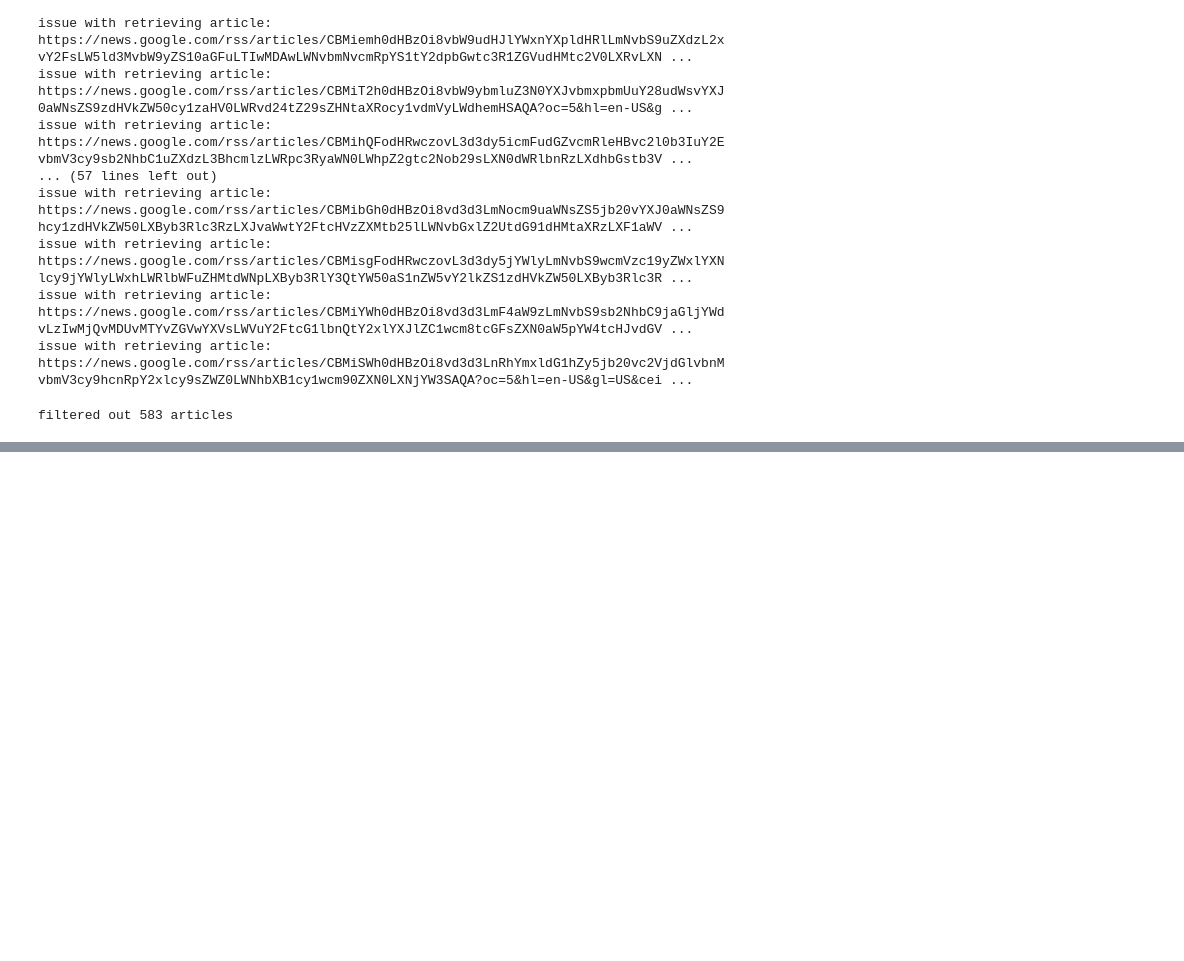
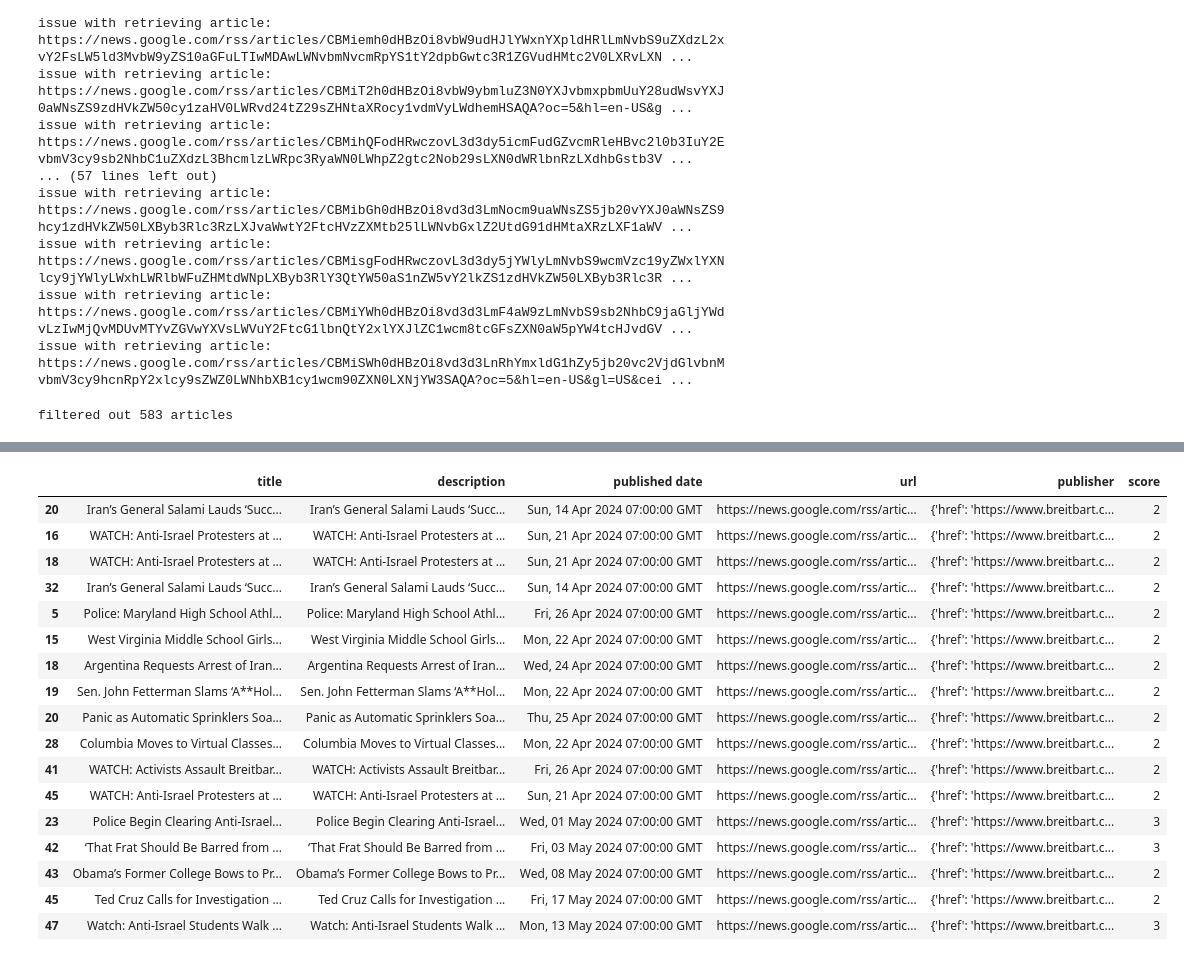
Before and after one commit to jjoycehu/poli-179, a Jupyter notebook: google news data collection.ipynb, the cells around one changed output, grey strips where cells are left out. Saved outputs shown, nothing was run; the diff lists cells and outputs as text; code cells hidden in the pictures; blank space fills up the shorter version.

```diff
--- a/google news data collection.ipynb
+++ b/google news data collection.ipynb
@@ -212,0 +227,37 @@ test.to_csv('unfiltered.csv')
+# %%
+start = time.time()
+# generate dates in 1 week intervals from March 01, 2024 to May 23rd, 2024
+dates = pd.date_range(start='4/1/2024', end='5/23/2024', freq='1W')
+# turn into tuples
+dates = [(date.year, date.month, date.day) for date in dates]
+
+
+# for each date interval, search and collect data
+for i in range(len(dates) - 1): # stop before the last date
+
+    # create gnews object
+    news = GNews(language='en',
+                    country='US',
+                    start_date= dates[i],
+                    end_date=dates[i + 1],
+                    max_results=50,
+                   )
+    # get news
+    results = news.get_news_by_site('breitbart.com')
+
+    # if this is the first iteration
+    if i == 0:
+        df = pd.DataFrame(results)
+
+
+    # else add to existing df
+    else:
+        new_df = pd.DataFrame(results)
+        df = pd.concat([df, new_df])
+
+    # increment i
+    i += 1
+
+end = time.time()
+print('time elapsed: ', end - start, ' seconds')
+df.head()
@@ -212,0 +353,21 @@ test.to_csv('unfiltered.csv')
+# %%
+df[df['score'] > 1]
+# %% [output]
+|  | title | description | published date | url | publisher | score |
+| 20 | Iran’s General Salami Lauds ‘Succ... | Iran’s General Salami Lauds ‘Succ... | Sun, 14 Apr 2024 07:00:00 GMT | https://news.google.com/rss/artic... | {'href': 'https://www.breitbart.c... | 2 |
+| 16 | WATCH: Anti-Israel Protesters at ... | WATCH: Anti-Israel Protesters at ... | Sun, 21 Apr 2024 07:00:00 GMT | https://news.google.com/rss/artic... | {'href': 'https://www.breitbart.c... | 2 |
+| 18 | WATCH: Anti-Israel Protesters at ... | WATCH: Anti-Israel Protesters at ... | Sun, 21 Apr 2024 07:00:00 GMT | https://news.google.com/rss/artic... | {'href': 'https://www.breitbart.c... | 2 |
+| 32 | Iran’s General Salami Lauds ‘Succ... | Iran’s General Salami Lauds ‘Succ... | Sun, 14 Apr 2024 07:00:00 GMT | https://news.google.com/rss/artic... | {'href': 'https://www.breitbart.c... | 2 |
+| 5 | Police: Maryland High School Athl... | Police: Maryland High School Athl... | Fri, 26 Apr 2024 07:00:00 GMT | https://news.google.com/rss/artic... | {'href': 'https://www.breitbart.c... | 2 |
+| 15 | West Virginia Middle School Girls... | West Virginia Middle School Girls... | Mon, 22 Apr 2024 07:00:00 GMT | https://news.google.com/rss/artic... | {'href': 'https://www.breitbart.c... | 2 |
+| 18 | Argentina Requests Arrest of Iran... | Argentina Requests Arrest of Iran... | Wed, 24 Apr 2024 07:00:00 GMT | https://news.google.com/rss/artic... | {'href': 'https://www.breitbart.c... | 2 |
+| 19 | Sen. John Fetterman Slams ‘A**Hol... | Sen. John Fetterman Slams ‘A**Hol... | Mon, 22 Apr 2024 07:00:00 GMT | https://news.google.com/rss/artic... | {'href': 'https://www.breitbart.c... | 2 |
+| 20 | Panic as Automatic Sprinklers Soa... | Panic as Automatic Sprinklers Soa... | Thu, 25 Apr 2024 07:00:00 GMT | https://news.google.com/rss/artic... | {'href': 'https://www.breitbart.c... | 2 |
+| 28 | Columbia Moves to Virtual Classes... | Columbia Moves to Virtual Classes... | Mon, 22 Apr 2024 07:00:00 GMT | https://news.google.com/rss/artic... | {'href': 'https://www.breitbart.c... | 2 |
+| 41 | WATCH: Activists Assault Breitbar... | WATCH: Activists Assault Breitbar... | Fri, 26 Apr 2024 07:00:00 GMT | https://news.google.com/rss/artic... | {'href': 'https://www.breitbart.c... | 2 |
+| 45 | WATCH: Anti-Israel Protesters at ... | WATCH: Anti-Israel Protesters at ... | Sun, 21 Apr 2024 07:00:00 GMT | https://news.google.com/rss/artic... | {'href': 'https://www.breitbart.c... | 2 |
+| 23 | Police Begin Clearing Anti-Israel... | Police Begin Clearing Anti-Israel... | Wed, 01 May 2024 07:00:00 GMT | https://news.google.com/rss/artic... | {'href': 'https://www.breitbart.c... | 3 |
+| 42 | ‘That Frat Should Be Barred from ... | ‘That Frat Should Be Barred from ... | Fri, 03 May 2024 07:00:00 GMT | https://news.google.com/rss/artic... | {'href': 'https://www.breitbart.c... | 3 |
+| 43 | Obama’s Former College Bows to Pr... | Obama’s Former College Bows to Pr... | Wed, 08 May 2024 07:00:00 GMT | https://news.google.com/rss/artic... | {'href': 'https://www.breitbart.c... | 2 |
+| 45 | Ted Cruz Calls for Investigation ... | Ted Cruz Calls for Investigation ... | Fri, 17 May 2024 07:00:00 GMT | https://news.google.com/rss/artic... | {'href': 'https://www.breitbart.c... | 2 |
+| 47 | Watch: Anti-Israel Students Walk ... | Watch: Anti-Israel Students Walk ... | Mon, 13 May 2024 07:00:00 GMT | https://news.google.com/rss/artic... | {'href': 'https://www.breitbart.c... | 3 |
```
Also changed, not shown: parts of 6 cells of this notebook, 2 other files.
